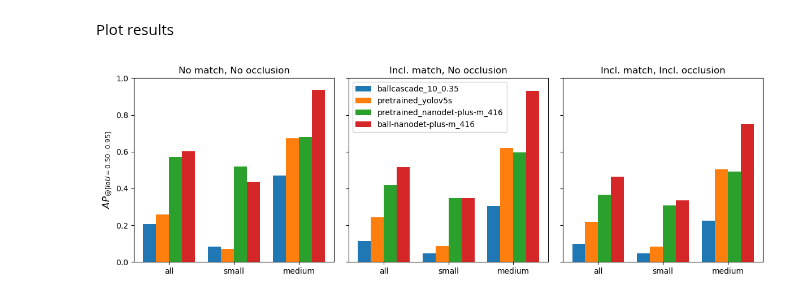
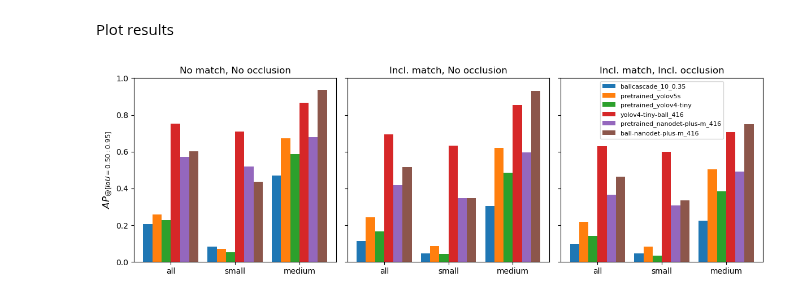
Before and after one commit to 262882/msc_detector_evaluation, a Jupyter notebook: notebook/detector_stats.ipynb, the cells around one changed output. Drawn from its saved outputs; the diff is of its cells as text; code cells hidden in the pictures.

Commit message:
Add trained yolov4tiny models and results

```diff
--- a/notebook/detector_stats.ipynb
+++ b/notebook/detector_stats.ipynb
@@ -12,6 +12,8 @@ Collect statistics
 load_dirs = [
     '../results/ballcascade_10_0.35_stats.json',
     '../results/pretrained_yolov5s_stats.json',
+    '../results/pretrained_yolov4-tiny_stats.json',
+    '../results/yolov4-tiny-ball_416_stats.json',
     '../results/pretrained_nanodet-plus-m_416_stats.json',
     '../results/ball-nanodet-plus-m_416_stats.json',
 ]
@@ -41,22 +43,22 @@ def my_barplot(ax, num):
 # %%
 measures = [key[measures_keys[0].rfind('-')+1:-1] for key in measures_keys]
 
 fig,axes = plt.subplots(nrows=1, ncols=3, figsize=(12,4), sharey=True)
 ax=axes.ravel()
 
 ax[0].set_title("No match, No occlusion")
 my_barplot(ax,0)
 ax[0].set_ylabel('$'+ measures_keys[0][:measures_keys[0].find('-')]+'}$', fontsize="12")
 ax[0].set_ylim([0,1])
 
 ax[1].set_title("Incl. match, No occlusion")
 my_barplot(ax,1)
-ax[1].legend(loc="upper left", fontsize="10", ncol=1)
 
 ax[2].set_title("Incl. match, Incl. occlusion")
 my_barplot(ax,2)
+ax[2].legend(loc="upper center", fontsize="8", ncol=1)
 
 fig.tight_layout()
 plt.show()
 # %% [output]
-[figure, old version]
+[figure, new version]
```
Also changed, not shown: 6 other files.
